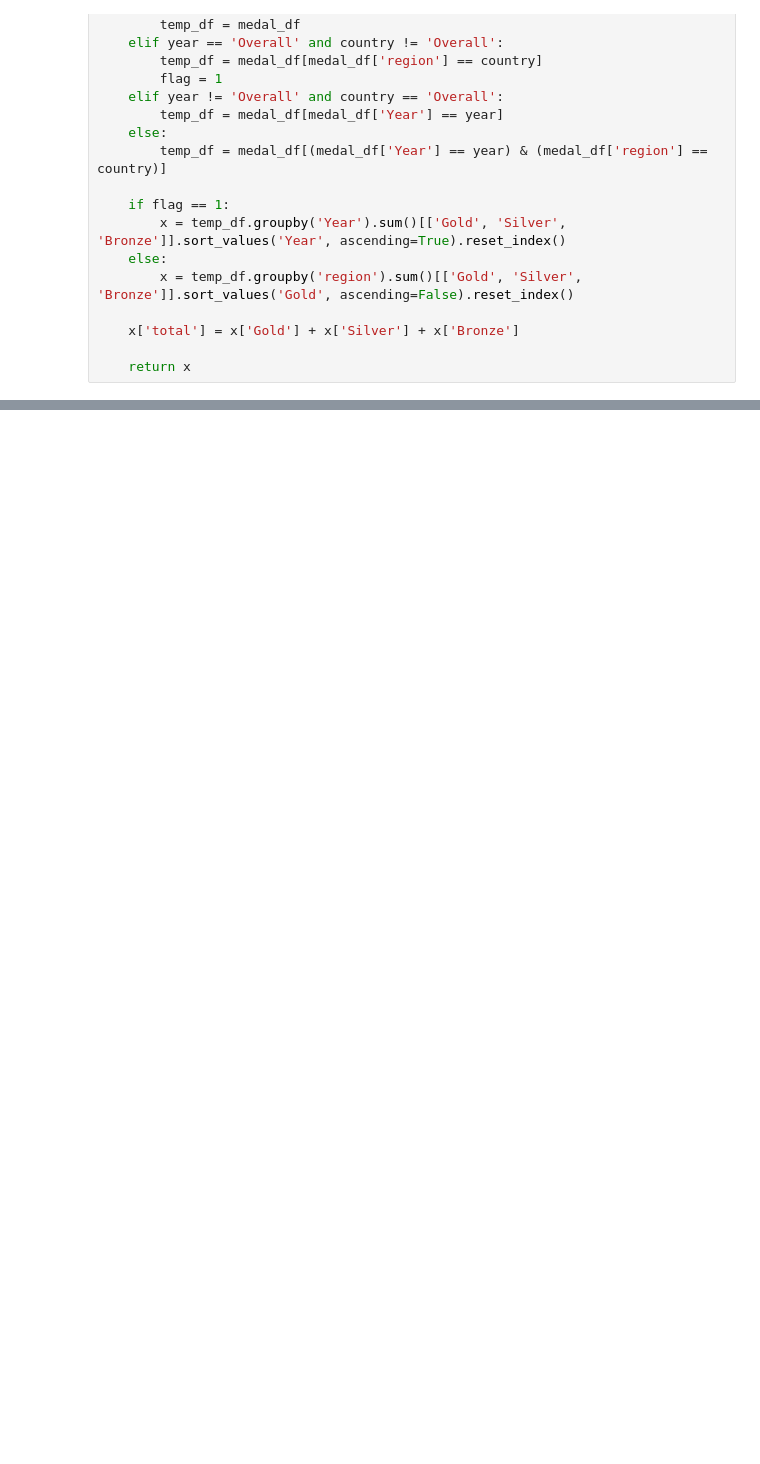
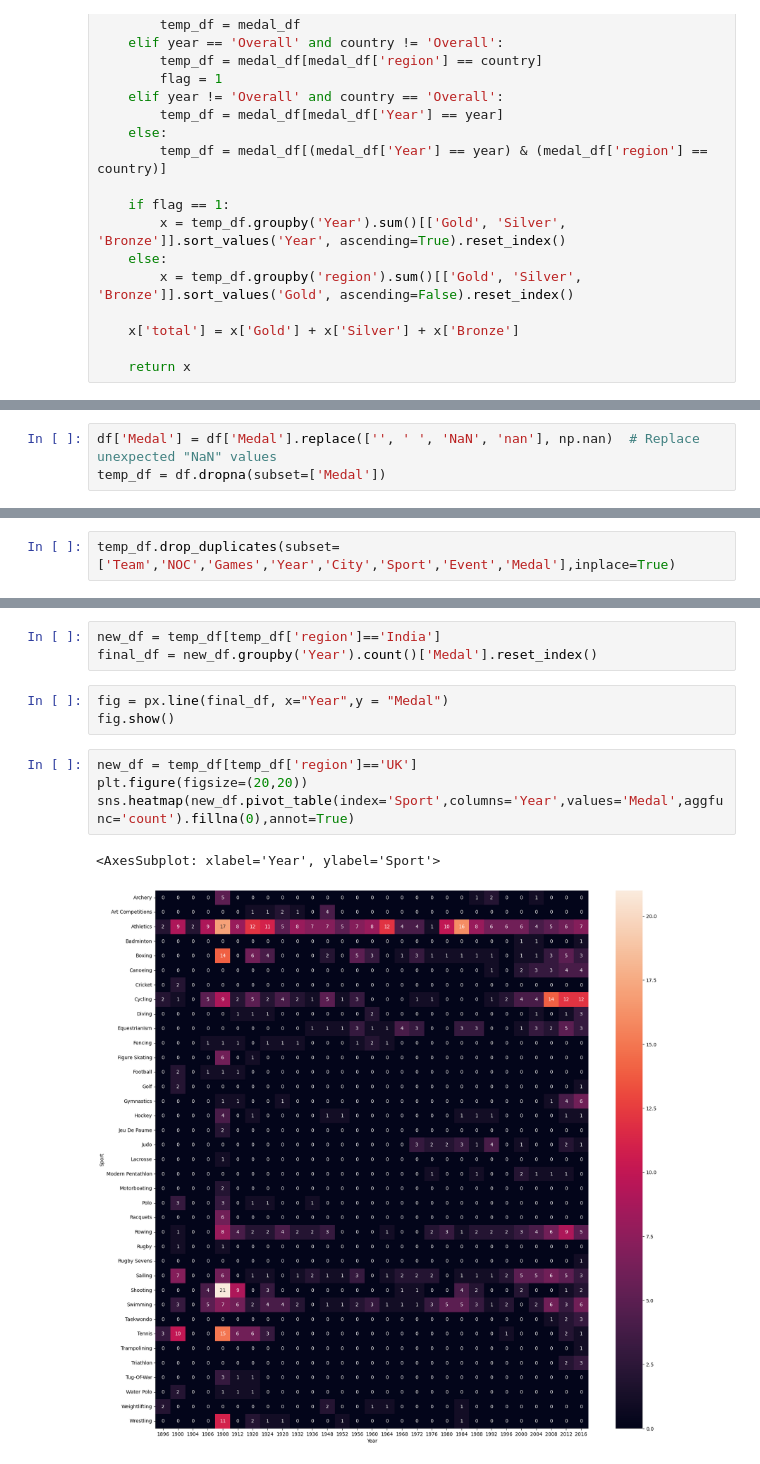
Before and after one commit to PronitaBarman/Oympics-data-analysis-ML-Project, a Jupyter notebook: analysis.ipynb, the cells around one changed output, grey strips where cells are left out. Drawn from its saved outputs; the diff is of its cells as text; blank space fills up the shorter version.

```diff
--- a/analysis.ipynb
+++ b/analysis.ipynb
@@ -342,0 +480,3 @@ fetch_medal_tally(year=2016,country='Spain')
+# %%
+df['Medal'] = df['Medal'].replace(['', ' ', 'NaN', 'nan'], np.nan)  # Replace unexpected "NaN" values
+temp_df = df.dropna(subset=['Medal'])
@@ -342,0 +499,2 @@ fetch_medal_tally(year=2016,country='Spain')
+# %%
+temp_df.drop_duplicates(subset=['Team','NOC','Games','Year','City','Sport','Event','Medal'],inplace=True)
@@ -342,0 +521,13 @@ fetch_medal_tally(year=2016,country='Spain')
+# %%
+new_df = temp_df[temp_df['region']=='India']
+final_df = new_df.groupby('Year').count()['Medal'].reset_index()
+# %%
+fig = px.line(final_df, x="Year",y = "Medal")
+fig.show()
+# %%
+new_df = temp_df[temp_df['region']=='UK']
+plt.figure(figsize=(20,20))
+sns.heatmap(new_df.pivot_table(index='Sport',columns='Year',values='Medal',aggfunc='count').fillna(0),annot=True)
+# %% [output]
+<AxesSubplot: xlabel='Year', ylabel='Sport'>
+[figure, added]
```
Also changed, not shown: parts of 36 cells of this notebook, 2 other files.
